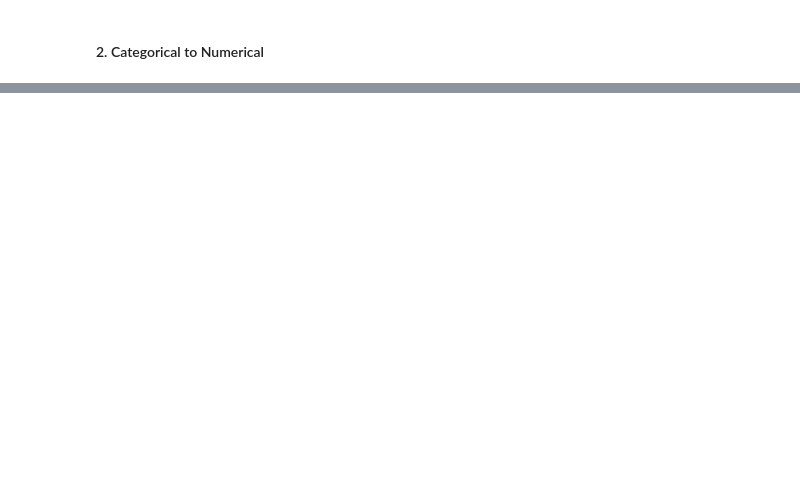
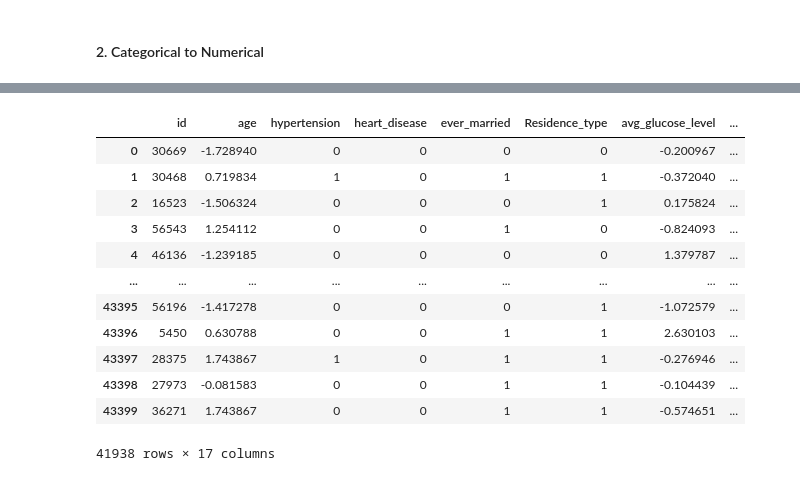
Before and after one commit to ILoveBacteria/machine-learning-assignments, a Jupyter notebook: assignment1/q1.ipynb, the cells around one changed output, grey strips where cells are left out. Drawn from its saved outputs; the diff is of its cells as text; code cells hidden in the pictures; blank space fills up the shorter version.

```diff
--- a/assignment1/q1.ipynb
+++ b/assignment1/q1.ipynb
@@ -328,0 +338,13 @@ df
+# %%
+numeric_columns = ['age', 'avg_glucose_level', 'bmi']
+
+# Capping (Winsorizing) Outliers
+def cap_outliers(column):
+    upper_limit = df[column].quantile(0.99)
+    lower_limit = df[column].quantile(0.01)
+    df[column] = np.where(df[column] > upper_limit, upper_limit, df[column])
+    df[column] = np.where(df[column] < lower_limit, lower_limit, df[column])
+
+# Apply capping to outliers for each numerical feature
+for col in numeric_columns:
+    cap_outliers(col)
@@ -328,0 +369,19 @@ df
+# %%
+scaler = StandardScaler()
+df[numeric_columns] = scaler.fit_transform(df[numeric_columns])
+# %%
+df
+# %% [output]
+|  | id | age | hypertension | heart_disease | ever_married | Residence_type | avg_glucose_level | ... |
+| 0 | 30669 | -1.728940 | 0 | 0 | 0 | 0 | -0.200967 | ... |
+| 1 | 30468 | 0.719834 | 1 | 0 | 1 | 1 | -0.372040 | ... |
+| 2 | 16523 | -1.506324 | 0 | 0 | 0 | 1 | 0.175824 | ... |
+| 3 | 56543 | 1.254112 | 0 | 0 | 1 | 0 | -0.824093 | ... |
+| 4 | 46136 | -1.239185 | 0 | 0 | 0 | 0 | 1.379787 | ... |
+| ... | ... | ... | ... | ... | ... | ... | ... | ... |
+| 43395 | 56196 | -1.417278 | 0 | 0 | 0 | 1 | -1.072579 | ... |
+| 43396 | 5450 | 0.630788 | 0 | 0 | 1 | 1 | 2.630103 | ... |
+| 43397 | 28375 | 1.743867 | 1 | 0 | 1 | 1 | -0.276946 | ... |
+| 43398 | 27973 | -0.081583 | 0 | 0 | 1 | 1 | -0.104439 | ... |
+| 43399 | 36271 | 1.743867 | 0 | 0 | 1 | 1 | -0.574651 | ... |
+41938 rows × 17 columns
```
Also changed, not shown: parts of 8 cells of this notebook.
